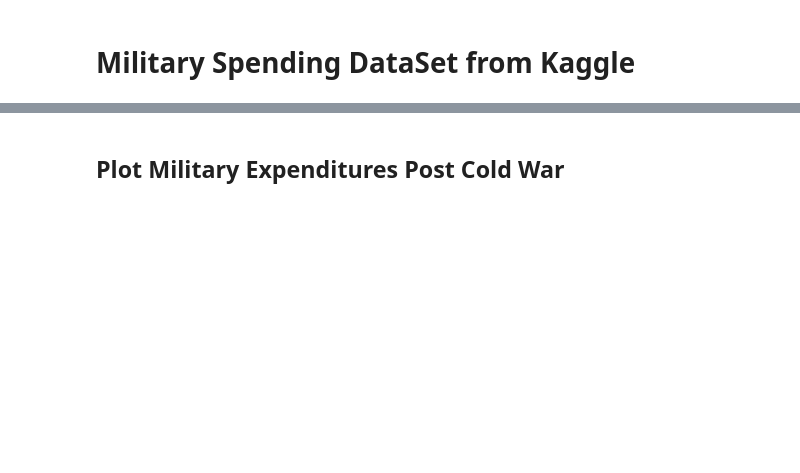
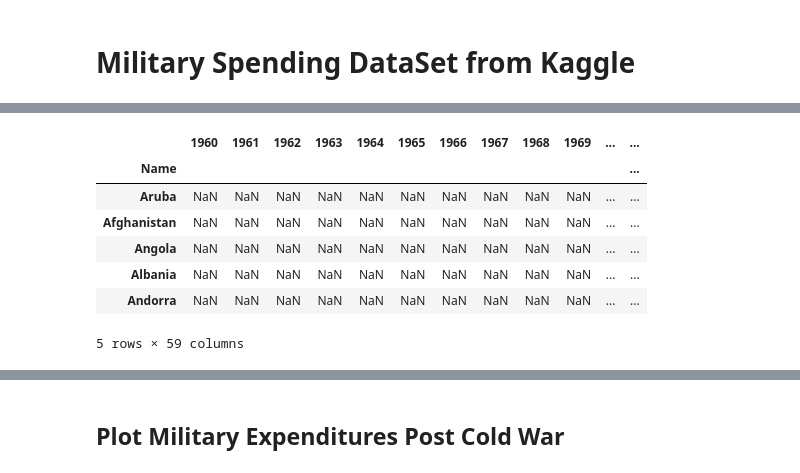
Before and after one commit to geomercer/sanders, a Jupyter notebook: militiary_expendures.ipynb, the cells around one changed output, grey strips where cells are left out. Drawn from its saved outputs; the diff is of its cells as text; code cells hidden in the pictures; blank space fills up the shorter version.

```diff
--- a/militiary_expendures.ipynb
+++ b/militiary_expendures.ipynb
@@ -25,0 +27,12 @@ df.head()
+# %%
+mi_exp = df.drop(['Code','Type', 'Indicator Name'], axis=1)
+mi_exp.head()
+# %% [output]
+|  | 1960 | 1961 | 1962 | 1963 | 1964 | 1965 | 1966 | 1967 | 1968 | 1969 | ... | ... |
+| Name |  |  |  |  |  |  |  |  |  |  |  | ... |
+| Aruba | NaN | NaN | NaN | NaN | NaN | NaN | NaN | NaN | NaN | NaN | ... | ... |
+| Afghanistan | NaN | NaN | NaN | NaN | NaN | NaN | NaN | NaN | NaN | NaN | ... | ... |
+| Angola | NaN | NaN | NaN | NaN | NaN | NaN | NaN | NaN | NaN | NaN | ... | ... |
+| Albania | NaN | NaN | NaN | NaN | NaN | NaN | NaN | NaN | NaN | NaN | ... | ... |
+| Andorra | NaN | NaN | NaN | NaN | NaN | NaN | NaN | NaN | NaN | NaN | ... | ... |
+5 rows × 59 columns
```
Also changed, not shown: parts of 15 cells of this notebook.
